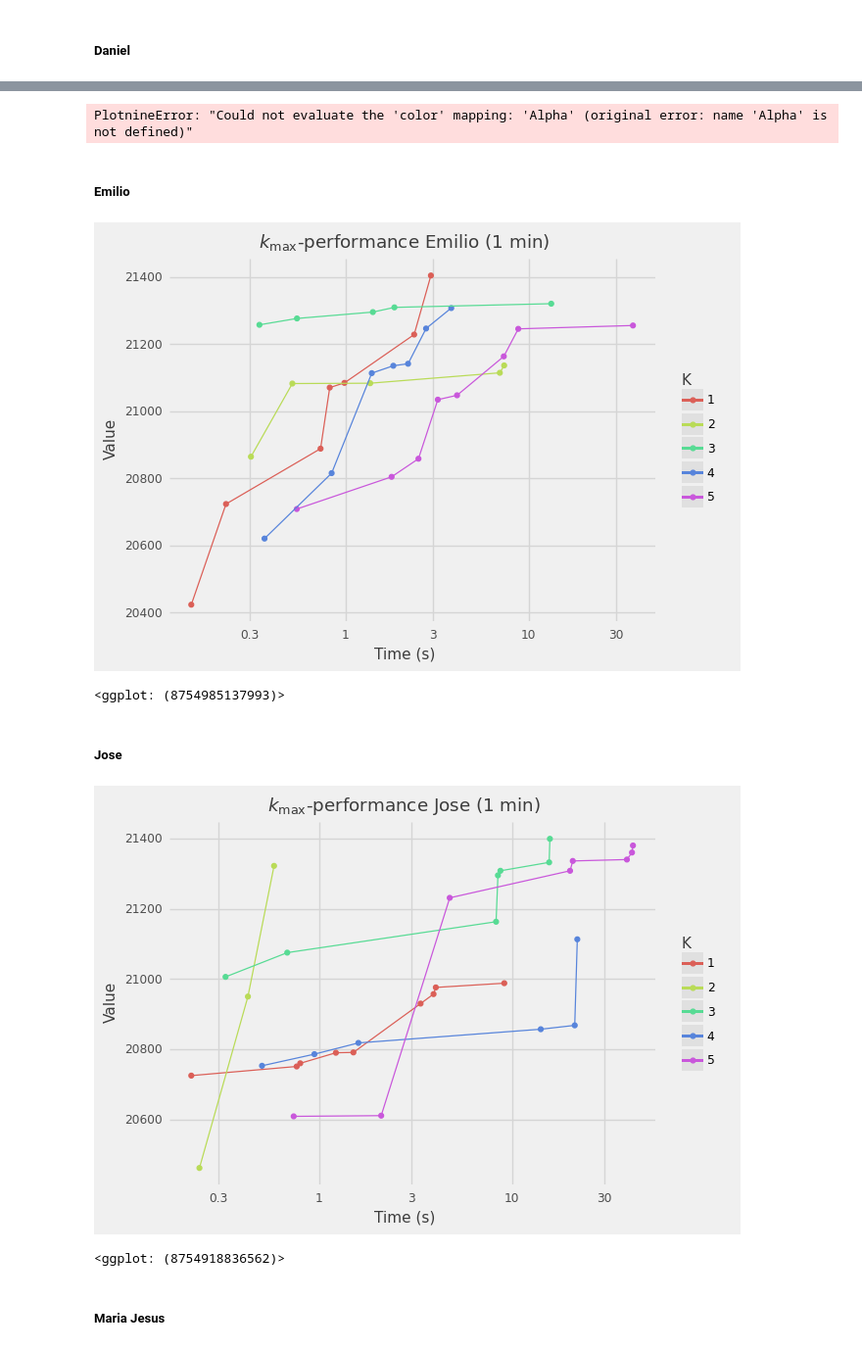
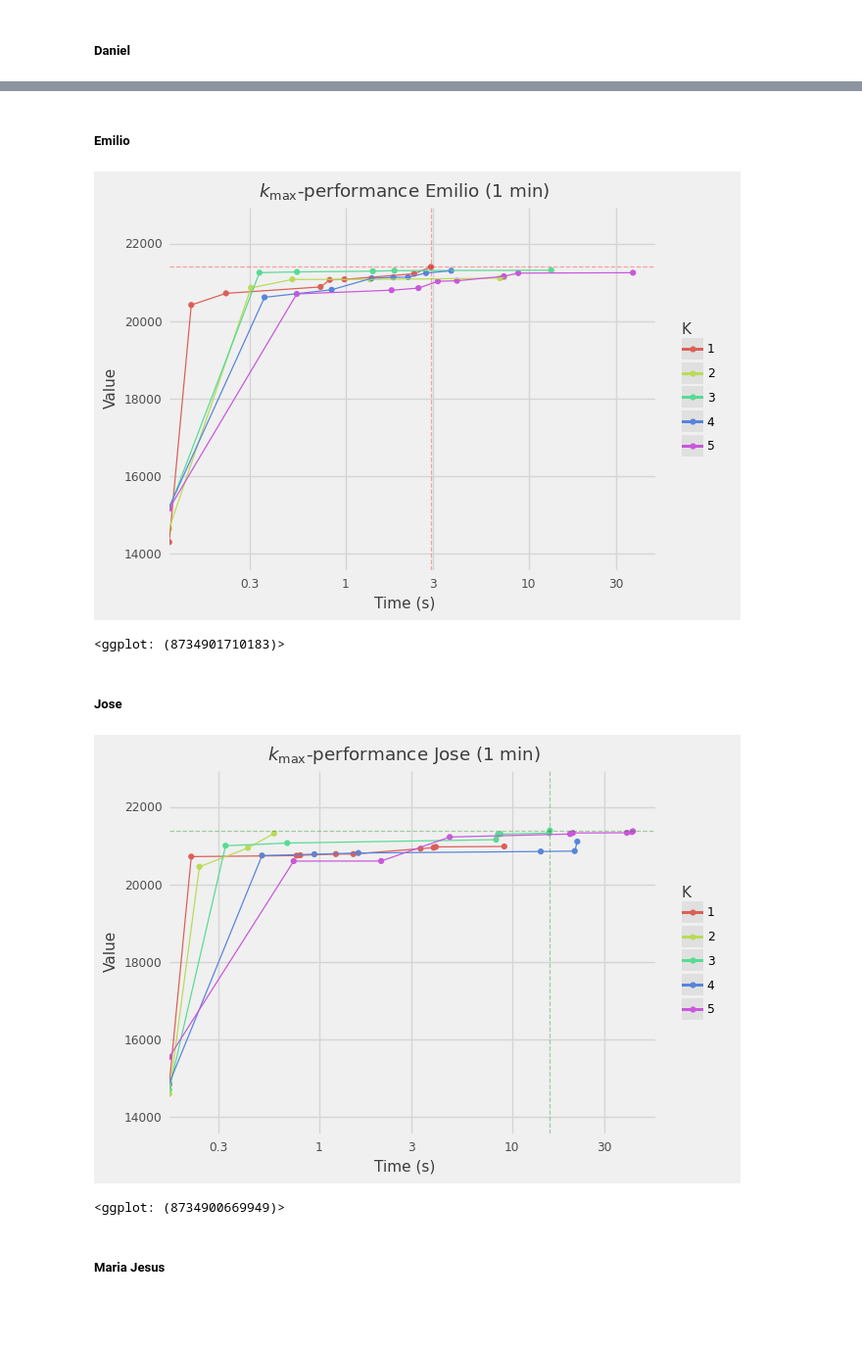
Before and after one commit to AOB-oliver/GRASP-and-GVNS, a Jupyter notebook: Analisis Jupyters/Analisis_Ks.ipynb, the cells around one changed output, grey strips where cells are left out. Shown at 98% size. Cells and saved outputs as stored; diff of their text form; code cells hidden in the pictures; blank space fills up the shorter version.

```diff
--- a/Analisis Jupyters/Analisis_Ks.ipynb
+++ b/Analisis Jupyters/Analisis_Ks.ipynb
@@ -107,16 +121,19 @@ df_daniel = pd.DataFrame(df[["DANIEL1", "TimeDANIEL1"]])
 df_daniel.rename({"DANIEL1": "Value","TimeDANIEL1": "Time" },axis=1, inplace=True)
 df_daniel["K"]="1"
 df_daniel = df_daniel.dropna()
-df_daniel = df_daniel.drop(0)
+#df_daniel = df_daniel.drop(0)
 df_daniel
 
 for i in range(1,len(Ks)):
     df_aux = pd.DataFrame(df[[f"DANIEL{Ks[i]}", f"TimeDANIEL{Ks[i]}"]])
     df_aux.rename({f"DANIEL{Ks[i]}": "Value",f"TimeDANIEL{Ks[i]}": "Time" }, axis=1, inplace=True)
     df_aux["K"]=f"{Ks[i]}"
-    df_aux = df_aux.drop(0)
+ #   df_aux = df_aux.drop(0)
     df_aux = df_aux.dropna()
     df_daniel = pd.concat([df_daniel,df_aux], axis=0, )
+
+maxim=df_daniel["Value"].max()
+tmax = np.where(df_daniel["Value"]==df_daniel["Value"].max())[0][0]
 # %%
 plot_daniel = (
 
@@ -142,24 +165,3 @@ plot_daniel
-# %%
-plot_daniel_1m = (
-
-    ggplot(df_daniel[df_daniel["Time"]<=60], aes('Time', 'Value', color='Alpha')) +
-
-    geom_point() +
-
-    geom_line(aes(group='Alpha')) +
-
-    ggtitle(r'$\alpha$-performance Daniel ($1$ min)') +
-
-    xlab("Time (s)") +
-
-    scale_x_log10() +
-
-    theme_538()
-)
-
-plot_daniel_1m
-# %% [output]
-PlotnineError: "Could not evaluate the 'color' mapping: 'Alpha' (original error: name 'Alpha' is not defined)"
 # %% [markdown]
 ##### Emilio
 # %%
@@ -167,16 +169,19 @@ df_emilio = pd.DataFrame(df[["EMILIO1", "TimeEMILIO1"]])
 df_emilio.rename({"EMILIO1": "Value","TimeEMILIO1": "Time" },axis=1, inplace=True)
 df_emilio["K"]="1"
 df_emilio = df_emilio.dropna()
-df_emilio = df_emilio.drop(0)
+#df_emilio = df_emilio.drop(0)
 df_emilio
 
 for i in range(1,len(Ks)):
     df_aux = pd.DataFrame(df[[f"EMILIO{Ks[i]}", f"TimeEMILIO{Ks[i]}"]])
     df_aux.rename({f"EMILIO{Ks[i]}": "Value",f"TimeEMILIO{Ks[i]}": "Time" }, axis=1, inplace=True)
     df_aux["K"]=f"{Ks[i]}"
-    df_aux = df_aux.drop(0)
+ #   df_aux = df_aux.drop(0)
     df_aux = df_aux.dropna()
     df_emilio = pd.concat([df_emilio,df_aux], axis=0, )
+
+maxim=df_emilio["Value"].max()
+tmax = np.where(df_emilio["Value"]==df_emilio["Value"].max())[0][0]
 # %%
 plot_emilio = (
 
@@ -192,13 +197,20 @@ plot_emilio = (
 
     scale_x_log10() +
 
+    geom_hline(yintercept=maxim, alpha=1/3, linetype='dashed', color='red') +
+
+    geom_vline(xintercept=np.array(df_emilio['Time'])[tmax], alpha=1/3, linetype='dashed', color='red') +
+
+    ylim(14000, 22500) +
+
     theme_538()
 )
+plot_emilio.save(filename="k-performance-emilio.png")
 
 plot_emilio
 # %% [output]
-[figure, old version]
+[figure, new version]
-<ggplot: (8754985137993)>
+<ggplot: (8734901710183)>
 # %% [markdown]
 ##### Jose
 # %%
@@ -206,40 +218,48 @@ df_jose = pd.DataFrame(df[["JOSE1", "TimeJOSE1"]])
 df_jose.rename({"JOSE1": "Value","TimeJOSE1": "Time" },axis=1, inplace=True)
 df_jose["K"]="1"
 df_jose = df_jose.dropna()
-df_jose = df_jose.drop(0)
-#df_jose
+#df_jose = df_jose.drop(0)
+
 
 for i in range(1,len(Ks)):
     df_aux = pd.DataFrame(df[[f"JOSE{Ks[i]}", f"TimeJOSE{Ks[i]}"]])
     df_aux.rename({f"JOSE{Ks[i]}": "Value",f"TimeJOSE{Ks[i]}": "Time" }, axis=1, inplace=True)
     df_aux["K"]=f"{Ks[i]}"
-    df_aux = df_aux.drop(0)
+    #df_aux = df_aux.drop(0)
     df_aux = df_aux.dropna()
     df_jose = pd.concat([df_jose,df_aux], axis=0, )
 
-#df_jose
+maxim=df_jose["Value"].max()
+tmax = np.where(df_jose["Value"]==df_jose["Value"].max())[0][0]
 # %%
 plot_jose = (
 
     ggplot(df_jose, aes('Time', 'Value', color='K')) +
 
     geom_point() +
 
     geom_line(aes(group='K')) +
 
     ggtitle(r'$k_\max$-performance Jose ($1$ min)') +
 
     xlab("Time (s)") +
 
     scale_x_log10() +
 
+
+    geom_hline(yintercept=maxim, alpha=1/3, linetype='dashed', color='green') +
+
+    geom_vline(xintercept=np.array(df_jose['Time'])[tmax], alpha=1/3, linetype='dashed', color='green') +
+
+    ylim(14000, 22500) +
+
     theme_538()
 )
-
+plot_jose.save(filename="k-performance-jose.png")
 plot_jose
 # %% [output]
-[figure, old version]
+[figure, new version]
-<ggplot: (8754918836562)>
+<ggplot: (8734900669949)>
 # %% [markdown]
 ##### Maria Jesus
 # %%
```
Also changed, not shown: parts of 11 cells of this notebook, 51 other files.
